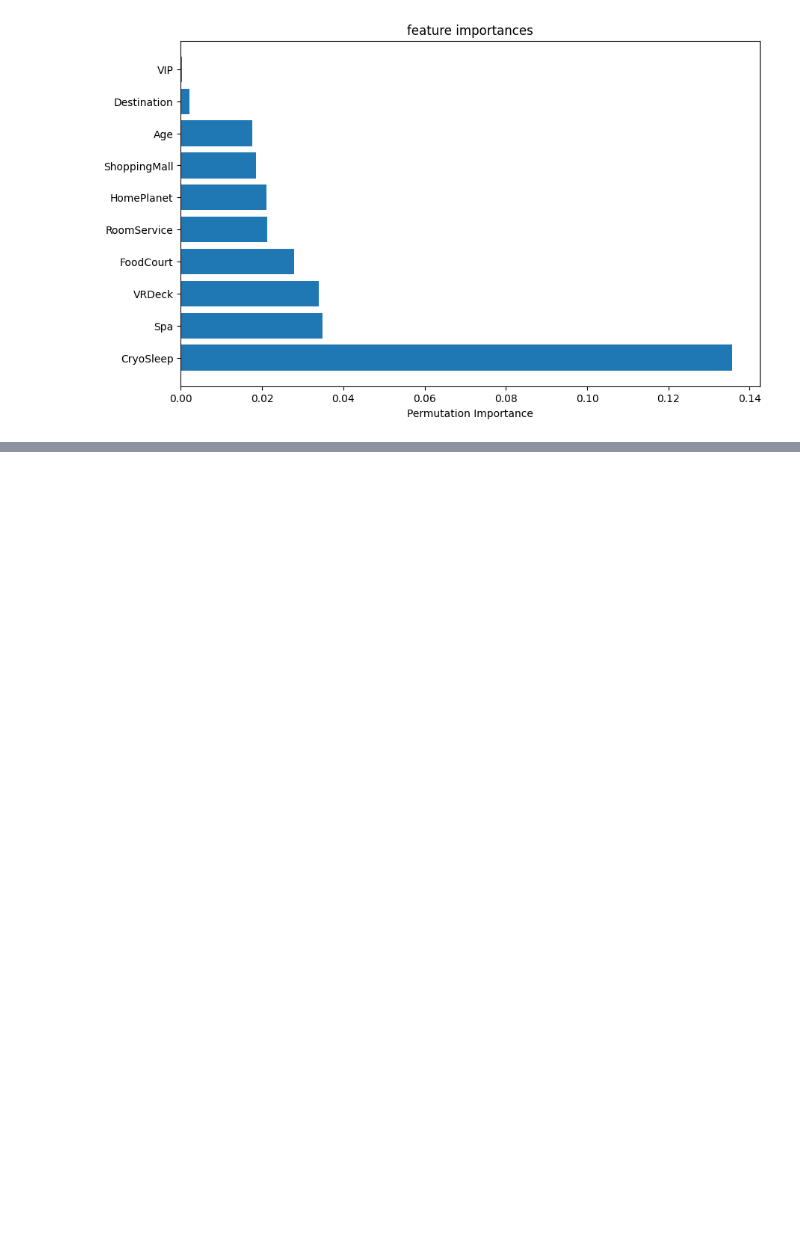
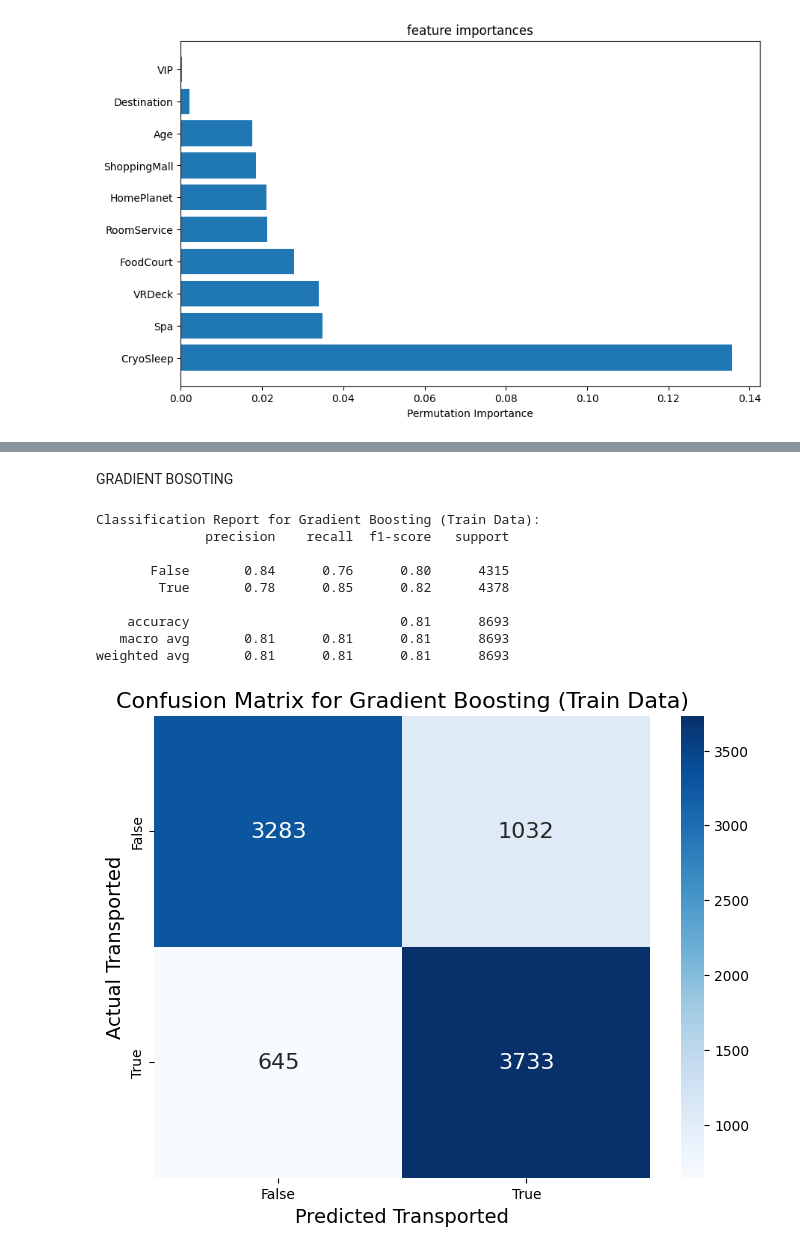
Before and after one commit to Kaggle-Challenge-Group-13/Spaceship-Titanic---Group-13, a Jupyter notebook: Kaggle_Spaceship_Challenge_Group_13.ipynb, the cells around one changed output, grey strips where cells are left out. Cells and saved outputs as stored; diff of their text form; code cells hidden in the pictures; blank space fills up the shorter version.

```diff
--- a/Kaggle_Spaceship_Challenge_Group_13.ipynb
+++ b/Kaggle_Spaceship_Challenge_Group_13.ipynb
@@ -423,0 +455,31 @@ plot_permutation_importance(svm_pipeline, X_train, y_train, df_train,'Feature Im
+# %% [markdown]
+GRADIENT BOSOTING
+# %%
+# Define the model
+model = GradientBoostingClassifier(random_state=42)
+
+# Create a pipeline that includes preprocessing and the model
+gradient_boosting_pipeline = Pipeline(steps=[
+    ('preprocessor', preprocessor),
+    ('model', model)
+])
+
+# Fit the model on the training data
+gradient_boosting_pipeline.fit(X_train, y_train)
+
+# Predict on the training set and evaluate
+gb_y_train_pred = gradient_boosting_pipeline.predict(X_train)
+
+# Evaluate the model
+evaluate_model('Gradient Boosting', y_train, gb_y_train_pred, dataset_type="Train")
+# %% [output]
+Classification Report for Gradient Boosting (Train Data):
+              precision    recall  f1-score   support
+
+       False       0.84      0.76      0.80      4315
+        True       0.78      0.85      0.82      4378
+
+    accuracy                           0.81      8693
+   macro avg       0.81      0.81      0.81      8693
+weighted avg       0.81      0.81      0.81      8693
+[figure, added]
```
Also changed, not shown: parts of 2 cells of this notebook.
